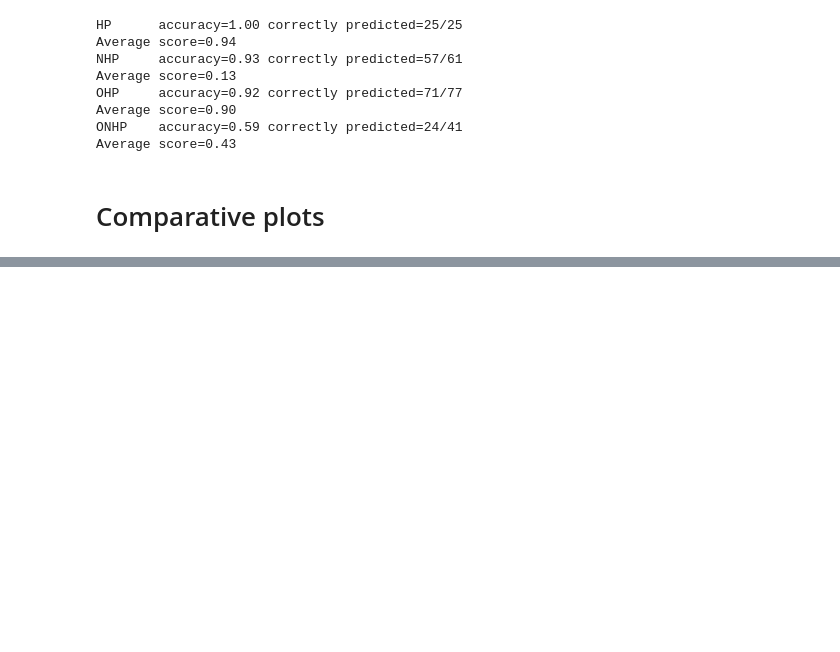
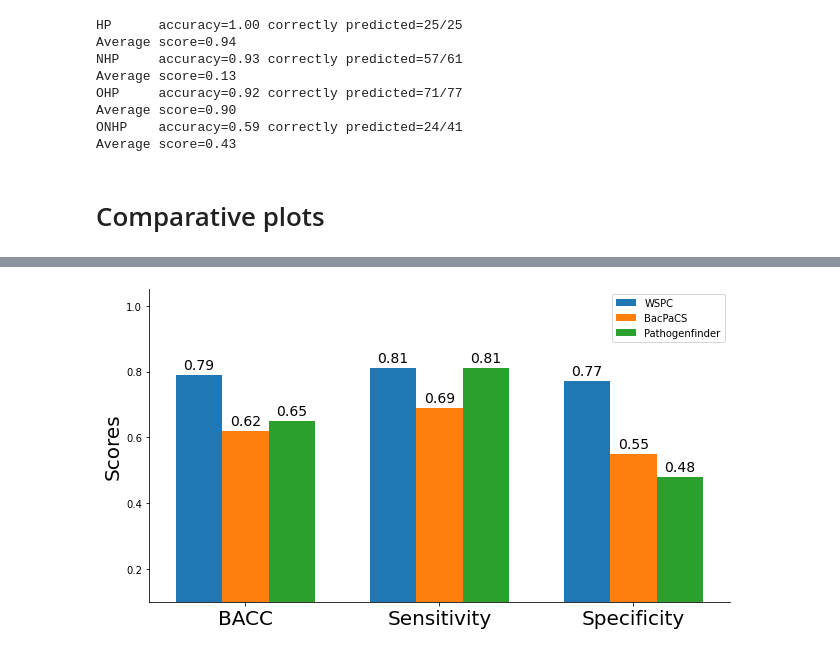
Before and after one commit to shakedna1/wspc_rep, a Jupyter notebook: comp_analysis/comparative_analysis.ipynb, the cells around one changed output, grey strips where cells are left out. Cells and saved outputs as stored; diff of their text form; code cells hidden in the pictures; blank space fills up the shorter version.

```diff
--- a/comp_analysis/comparative_analysis.ipynb
+++ b/comp_analysis/comparative_analysis.ipynb
@@ -192,0 +277,13 @@ create_comparative_barplots({'WSPC': wspc_results, 'BacPaCS': bacpacs_results, '
+# %%
+novel_species = taxa.get_novel_species(train_genomes.index, test_genome_verified.index)
+novel_species_genomes = taxa.get_genomes_with_tax(test_genome_verified.index, novel_species, taxa.SPECIES)
+# %%
+fig_name = 'Comparative_wspc_test_novel_species.pdf'
+out_path = figs_output / fig_name
+
+novel_sepcies_results = get_cls_results(novel_species_genomes, all_methods_preds, all_methods_preds.columns, measures)
+
+create_grouped_barplots(novel_sepcies_results, bar_groups=measures, bars=methods, out_path=out_path, bar_width=0.24,
+                        fig_size=(9, 5))
+# %% [output]
+[figure, added]
```
Also changed, not shown: parts of 23 cells of this notebook, 2 other files.
